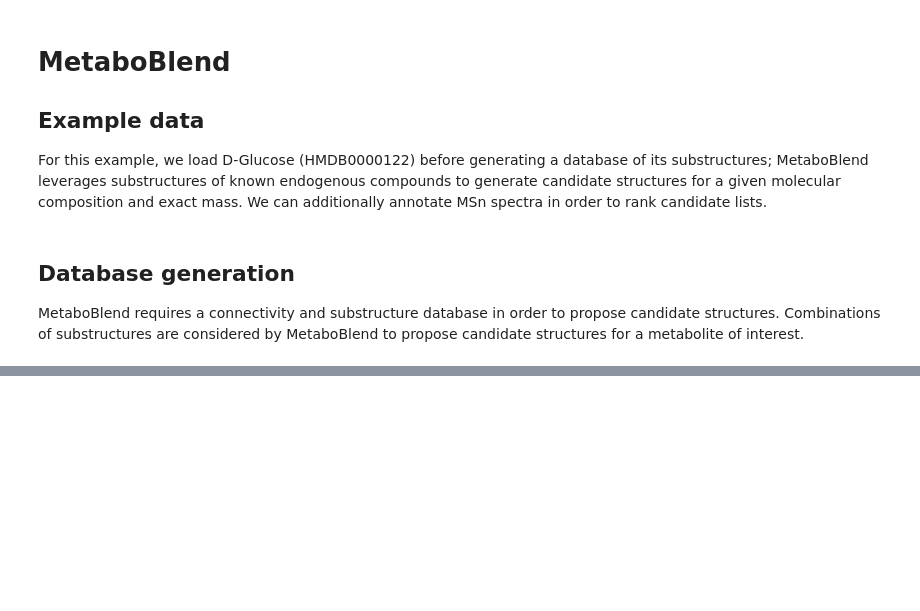
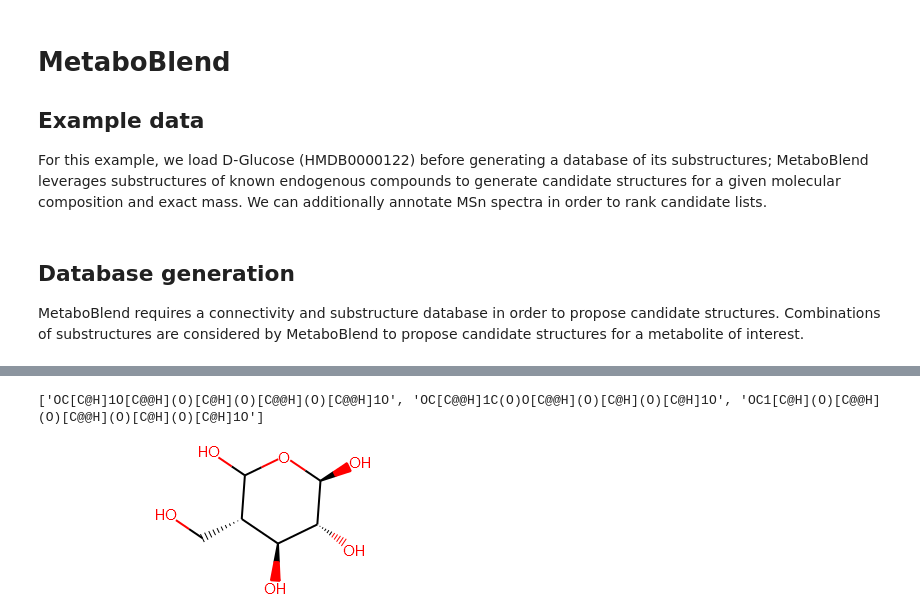
Before and after one commit to computational-metabolomics/metaboblend, a Jupyter notebook: notebooks/example_msms.ipynb, the cells around one changed output, grey strips where cells are left out. Cells and saved outputs as stored; diff of their text form; code cells hidden in the pictures; blank space fills up the shorter version.

```diff
--- a/notebooks/example_msms.ipynb
+++ b/notebooks/example_msms.ipynb
@@ -69,0 +74,15 @@ annotate_msn(ms_data)
+# %%
+ms_data = {"HMDB0000122": {"mc": [6, 12, 0, 6, 0, 0], "exact_mass": 180.063388116}}
+
+struct_generator = generate_structures(ms_data,
+                                       heavy_atoms=range(2, 13), max_valence=6,
+                                       max_atoms_available=2, max_n_substructures=3,
+                                       path_connectivity_db="../databases/k_graphs.sqlite",
+                                       path_substructure_db="../databases/substructures.sqlite")
+
+# convert generated sets of smiles to rdkit.Chem.Mol objects
+generated_mols = [Chem.MolFromSmiles(smiles) for i, smiles in enumerate(list(struct_generator)[0])]
+generated_mols[0]
+# %% [output]
+['OC[C@H]1O[C@@H](O)[C@H](O)[C@@H](O)[C@@H]1O', 'OC[C@@H]1C(O)O[C@@H](O)[C@H](O)[C@H]1O', 'OC1[C@H](O)[C@@H](O)[C@@H](O)[C@H](O)[C@H]1O']
+[figure, added]
```
Also changed, not shown: parts of 9 cells of this notebook, 1 other file.
